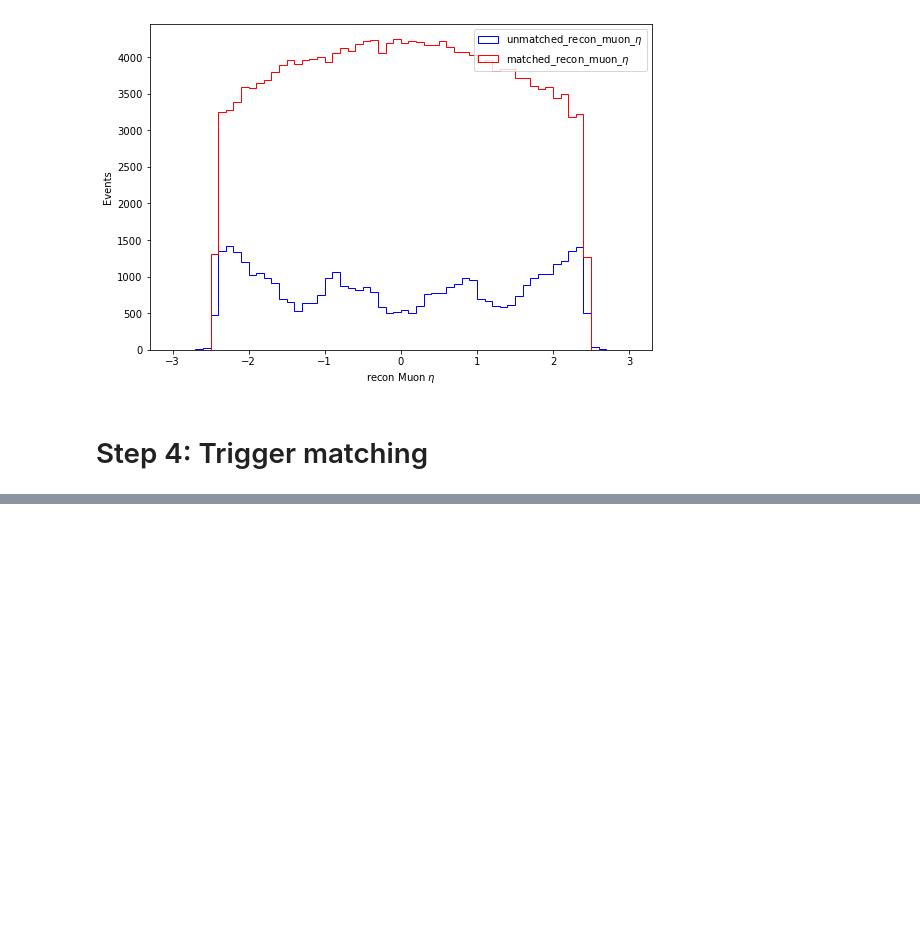
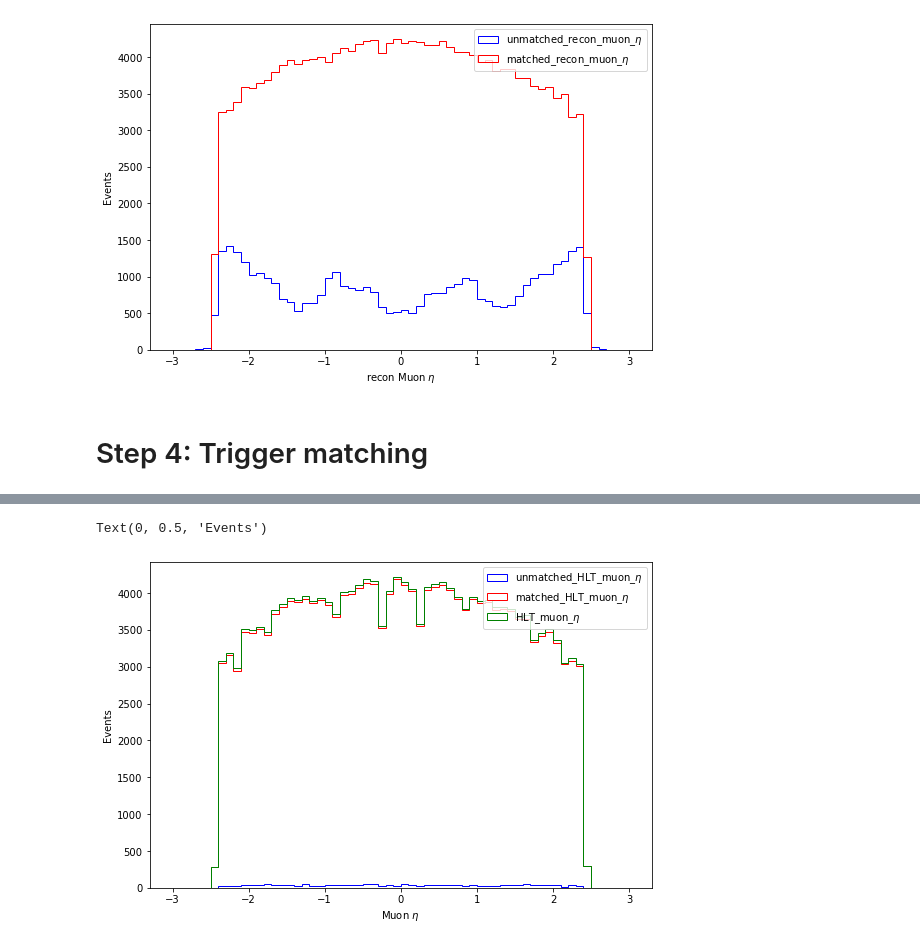
Before and after one commit to Taiantuia/MuonHATSatLPC2020, a Jupyter notebook: Exercise-1-Introduction.ipynb, the cells around one changed output, grey strips where cells are left out. Saved outputs shown, nothing was run; the diff lists cells and outputs as text; code cells hidden in the pictures; blank space fills up the shorter version.

```diff
--- a/Exercise-1-Introduction.ipynb
+++ b/Exercise-1-Introduction.ipynb
@@ -223,0 +262,11 @@ Text(0, 0.5, 'Events')
+# %%
+plt.figure(figsize=(9,6))
+plt.hist(hlt_eta[hltmuon_mask][hltmasking_nogenmatch].flatten(), bins=60, range=[-3,3], histtype='step', color='blue', label='unmatched_HLT_muon_$\eta$')
+plt.hist(hlt_eta[hltmuon_mask][hltmasking_genmatched].flatten(), bins=60, range=[-3,3], histtype='step', color='red', label='matched_HLT_muon_$\eta$')
+plt.hist(hlt_eta[hltmuon_mask].flatten(), bins=60, range=[-3,3], histtype='step', color='green', label='HLT_muon_$\eta$')
+plt.legend()
+plt.xlabel(r'Muon $\eta$')
+plt.ylabel('Events')
+# %% [output]
+Text(0, 0.5, 'Events')
+[figure, added]
```
Also changed, not shown: parts of 9 cells of this notebook.
